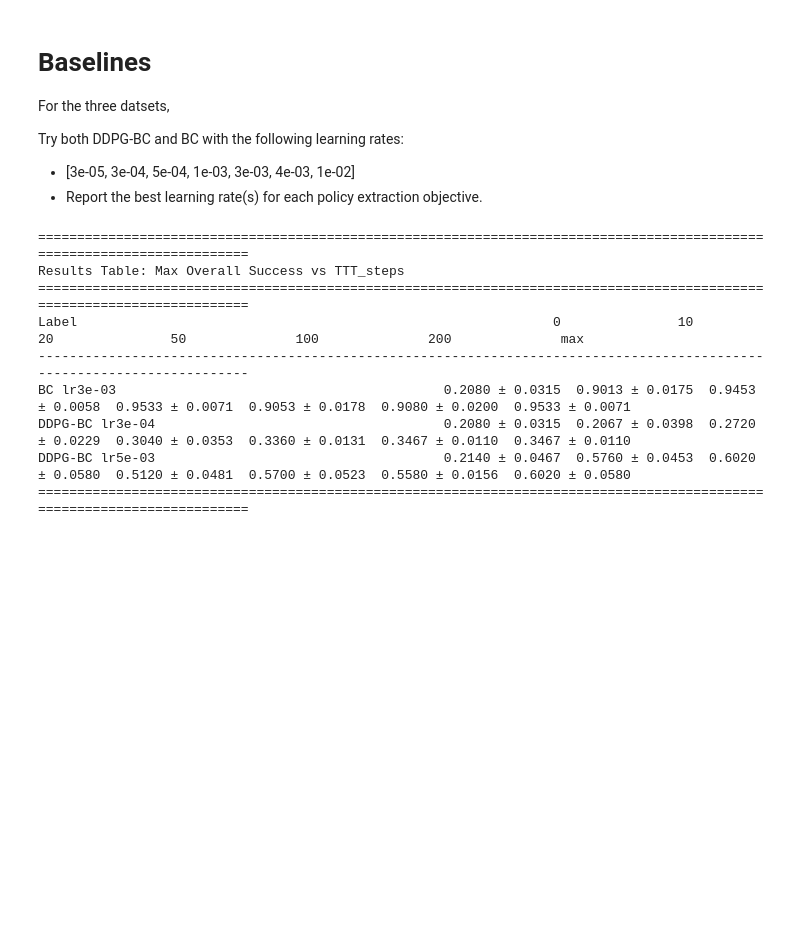
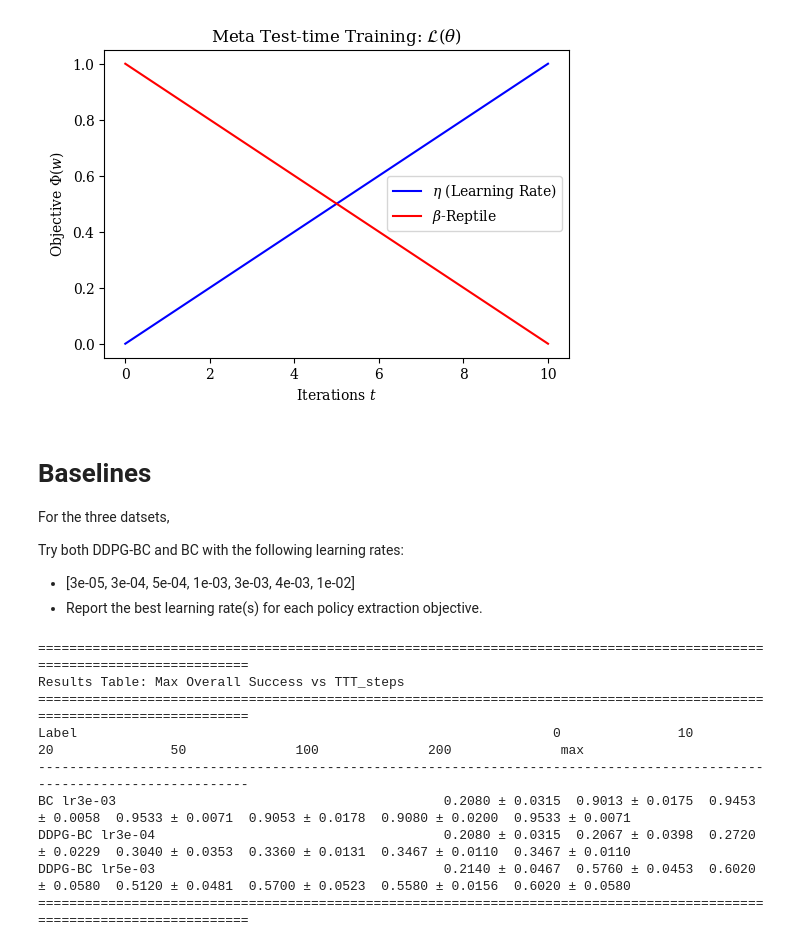
Before and after one commit to antoniomari/meta-gc-rl, a Jupyter notebook: notebooks/eval_plots.ipynb, the cells around one changed output. Cells and saved outputs as stored; diff of their text form; code cells hidden in the pictures; blank space fills up the shorter version.

```diff
--- a/notebooks/eval_plots.ipynb
+++ b/notebooks/eval_plots.ipynb
@@ -36,3 +40,35 @@ from utils.plotting import plot_max_overall_success_vs_ttt_steps, plot_overall_s
+# %%
+import matplotlib.pyplot as plt
+
+# 1. Use STIX fonts (bundled with Matplotlib)
+plt.rcParams.update({
+    "text.usetex": False,
+    "font.family": "serif",
+    "font.serif": ["DejaVu Serif"],
+    "mathtext.fontset": "dejavuserif", # Matches the math spacing to the text
+})
+# 2. Define colors from your LaTeX preamble
+colors = {
+    "algblue": (0/255, 0/255, 255/255),
+    "linkred": (255/255, 0/255, 0/255),
+    "citeblue": (0/255, 0/255, 255/255)
+}
+
+# 3. Create the Plot
+fig, ax = plt.subplots(figsize=(6, 4))
+
+# Use raw strings r"..." for math
+ax.plot([0, 10], [0, 1], label=r"$\eta$ (Learning Rate)", color=colors["algblue"])
+ax.plot([0, 10], [1, 0], label=r"$\beta$-Reptile", color=colors["linkred"])
+
+ax.set_title(r"Meta Test-time Training: $\mathcal{L}(\theta)$")
+ax.set_xlabel(r"Iterations $t$")
+ax.set_ylabel(r"Objective $\Phi(w)$")
+ax.legend()
+
+plt.show()
+# %% [output]
+[figure, added]
 # %% [markdown]
 # Baselines
 For the three datsets,
```
Also changed, not shown: parts of 8 cells of this notebook, 9 other files.
